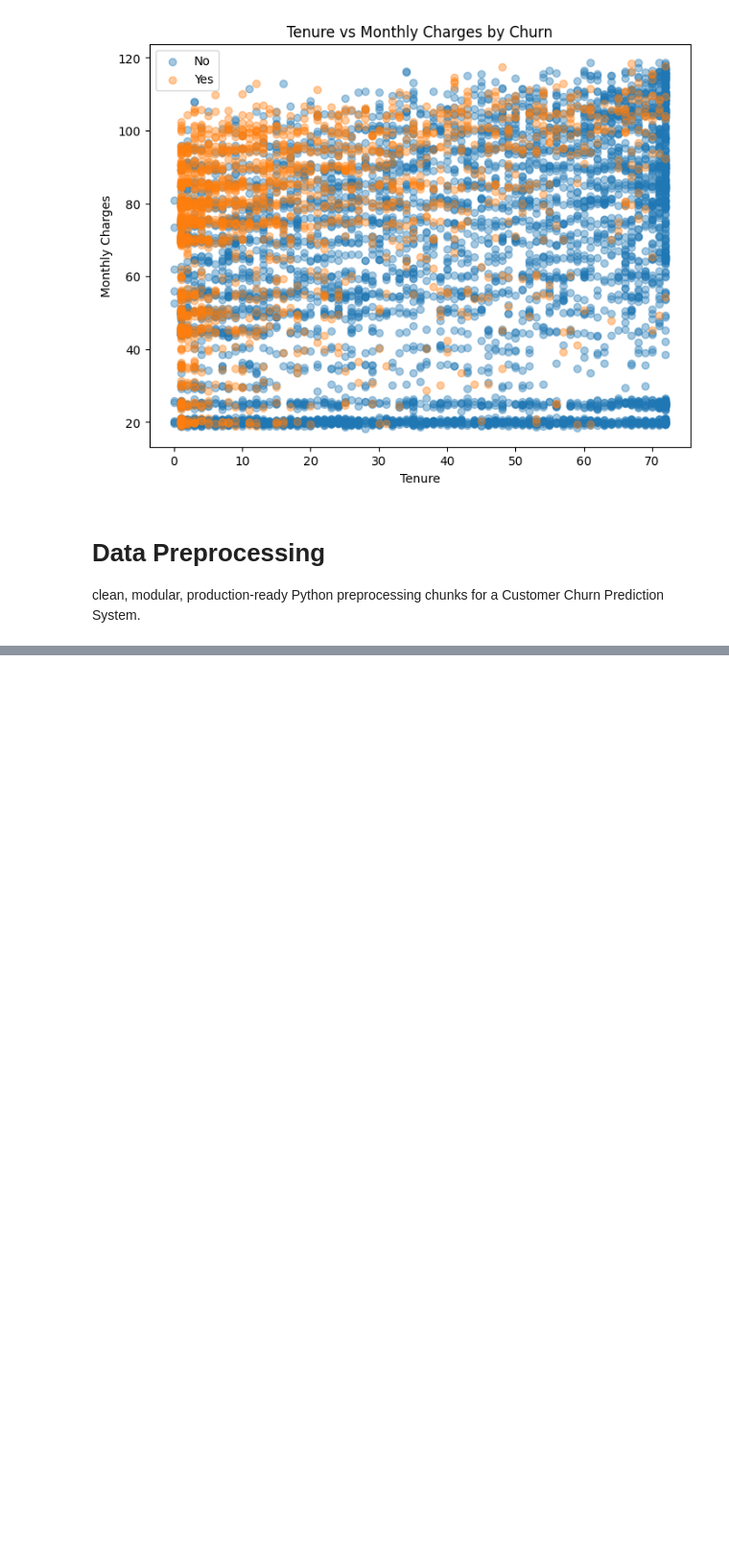
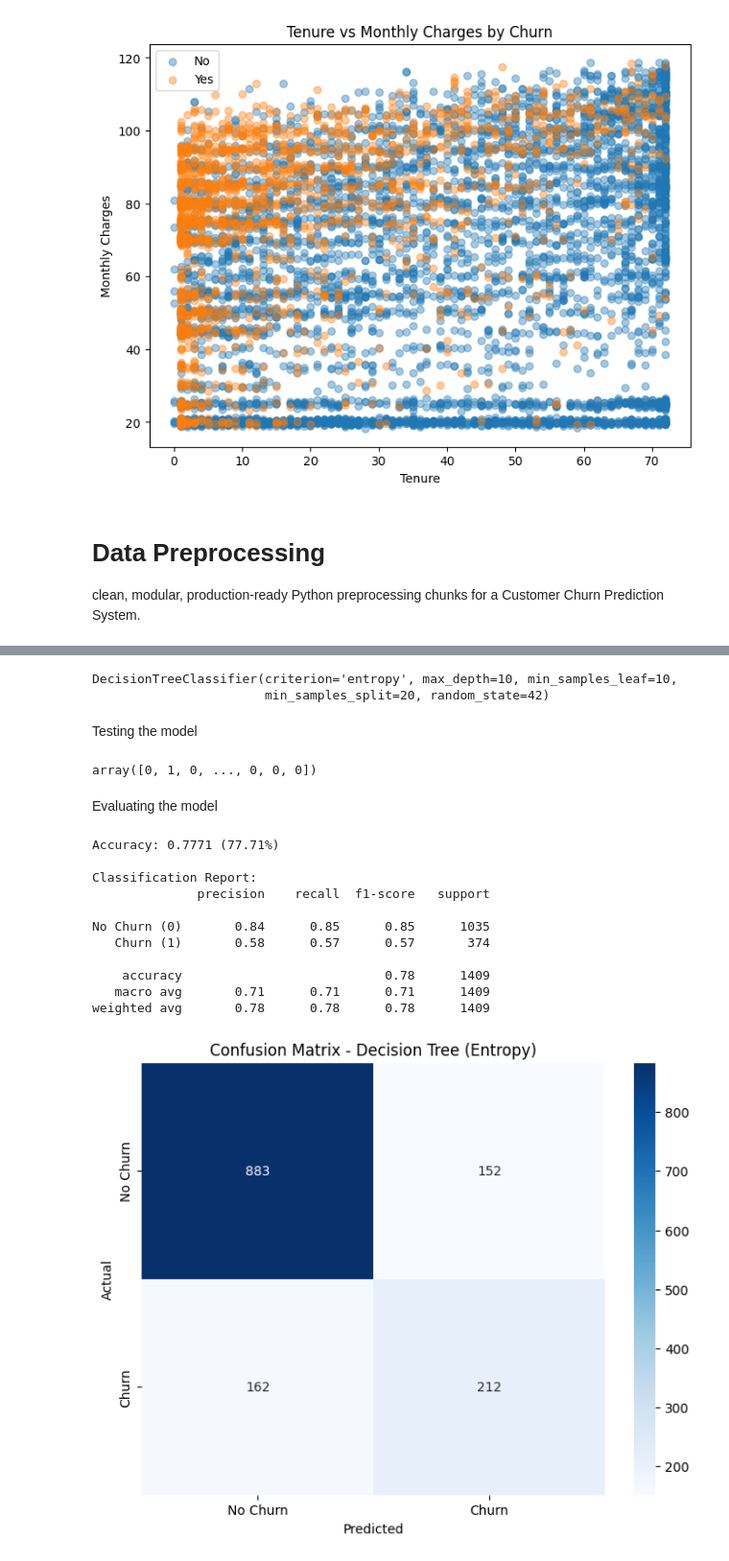
Before and after one commit to YasiruMethmal123/Telco-Customer-Churn, a Jupyter notebook: Churn_Prediction.ipynb, the cells around one changed output, grey strips where cells are left out. Shown at 96% size. Saved outputs shown, nothing was run; the diff lists cells and outputs as text; code cells hidden in the pictures; blank space fills up the shorter version.

Commit message:
Decision tree implemented for the churn prediction

```diff
--- a/Churn_Prediction.ipynb
+++ b/Churn_Prediction.ipynb
@@ -342,0 +241,14 @@ def plot_decision_tree(clf_object):
+# %%
+X_train, X_test, y_train, y_test = train_test_split(
+    X, y, test_size=0.2, random_state=42, stratify=y
+)
+# %%
+#Entropy tree
+
+clf_entropy = DecisionTreeClassifier(
+    criterion='entropy',
+    random_state=42,
+    max_depth=10,
+    min_samples_split=20,
+    min_samples_leaf=10
+)
@@ -342,0 +257,54 @@ def plot_decision_tree(clf_object):
+# %%
+clf_entropy.fit(X_train, y_train)
+# %% [output]
+DecisionTreeClassifier(criterion='entropy', max_depth=10, min_samples_leaf=10,
+                       min_samples_split=20, random_state=42)
+# %% [markdown]
+Testing the model
+# %%
+y_pred_entropy = clf_entropy.predict(X_test)
+y_pred_entropy
+# %% [output]
+array([0, 1, 0, ..., 0, 0, 0])
+# %% [markdown]
+Evaluating the model
+# %%
+def evaluate_model(y_true, y_pred, model_name):
+    """Comprehensive model evaluation"""
+    accuracy = accuracy_score(y_true, y_pred)
+
+    model_name
+    print(f"Accuracy: {accuracy:.4f} ({accuracy*100:.2f}%)")
+
+    # Classification Report
+    print("\nClassification Report:")
+    print(classification_report(y_true, y_pred,
+                              target_names=['No Churn (0)', 'Churn (1)']))
+
+    # Confusion Matrix
+    cm = confusion_matrix(y_true, y_pred)
+    plt.figure(figsize=(8, 6))
+    sns.heatmap(cm, annot=True, fmt='d', cmap='Blues',
+                xticklabels=['No Churn', 'Churn'],
+                yticklabels=['No Churn', 'Churn'])
+    plt.title(f'Confusion Matrix - {model_name}')
+    plt.ylabel('Actual')
+    plt.xlabel('Predicted')
+    plt.show()
+
+    return accuracy
+# %%
+entropy_accuracy = evaluate_model(y_test, y_pred_entropy,"Decision Tree (Entropy)")
+# %% [output]
+Accuracy: 0.7771 (77.71%)
+
+Classification Report:
+              precision    recall  f1-score   support
+
+No Churn (0)       0.84      0.85      0.85      1035
+   Churn (1)       0.58      0.57      0.57       374
+
+    accuracy                           0.78      1409
+   macro avg       0.71      0.71      0.71      1409
+weighted avg       0.78      0.78      0.78      1409
+[figure, added]
```
Also changed, not shown: parts of 28 cells of this notebook.
